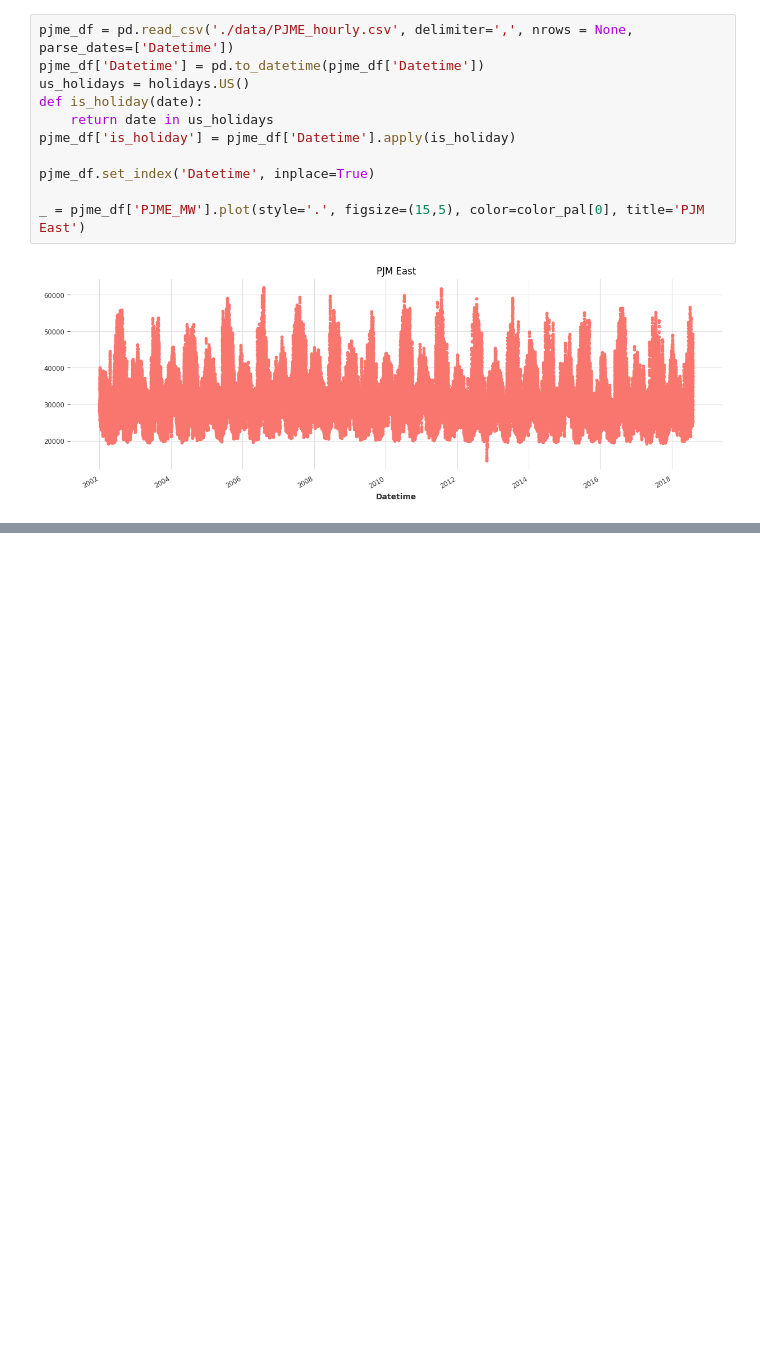
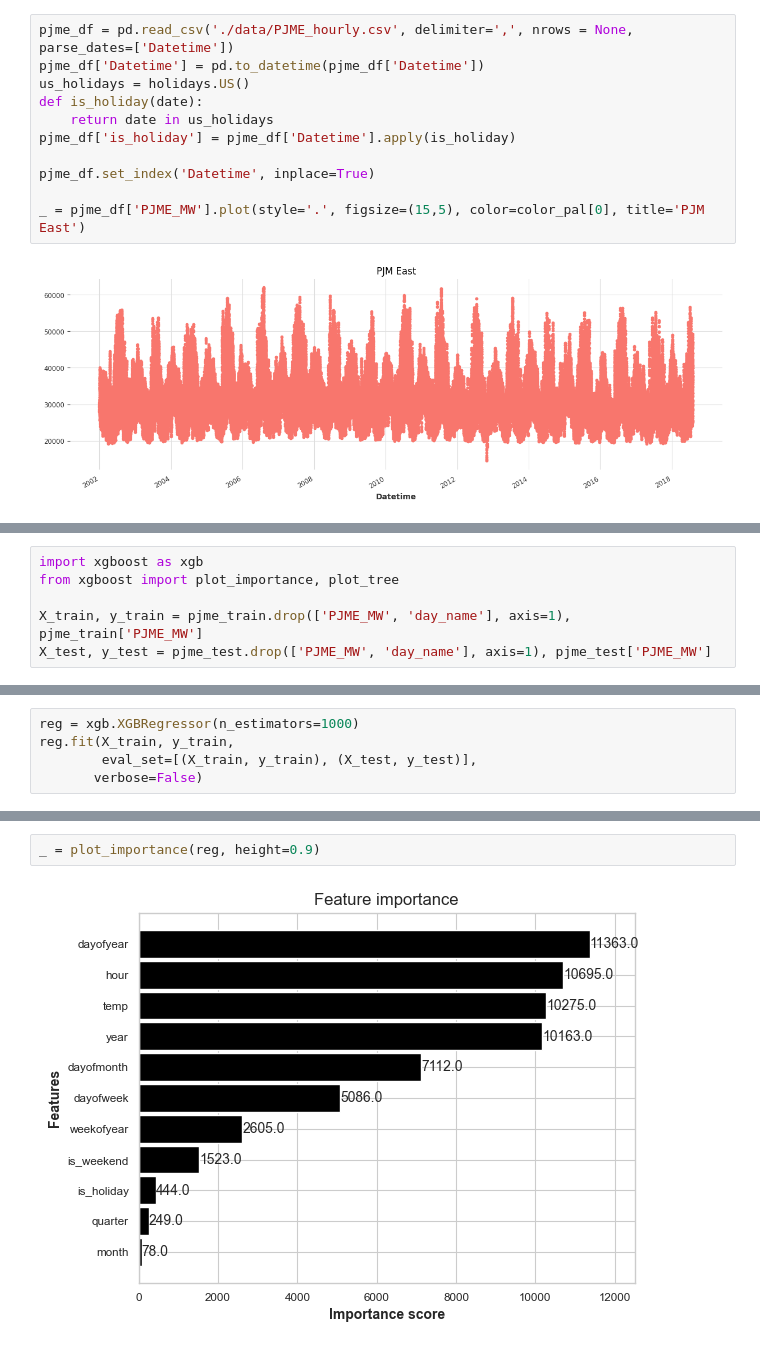
Before and after one commit to matt-lvk/energy_market_toymodel, a Jupyter notebook: energy_consumption/pjme.ipynb, the cells around one changed output, grey strips where cells are left out. Saved outputs shown, nothing was run; the diff lists cells and outputs as text; blank space fills up the shorter version.

```diff
--- a/energy_consumption/pjme.ipynb
+++ b/energy_consumption/pjme.ipynb
@@ -257,0 +221,6 @@ Name: Datetime, Length: 145366, dtype: timedelta64[ns]
+# %%
+import xgboost as xgb
+from xgboost import plot_importance, plot_tree
+
+X_train, y_train = pjme_train.drop(['PJME_MW', 'day_name'], axis=1), pjme_train['PJME_MW']
+X_test, y_test = pjme_test.drop(['PJME_MW', 'day_name'], axis=1), pjme_test['PJME_MW']
@@ -257,0 +244,5 @@ Name: Datetime, Length: 145366, dtype: timedelta64[ns]
+# %%
+reg = xgb.XGBRegressor(n_estimators=1000)
+reg.fit(X_train, y_train,
+        eval_set=[(X_train, y_train), (X_test, y_test)],
+       verbose=False)
@@ -257,0 +261,4 @@ Name: Datetime, Length: 145366, dtype: timedelta64[ns]
+# %%
+_ = plot_importance(reg, height=0.9)
+# %% [output]
+[figure, added]
```
Also changed, not shown: parts of 26 cells of this notebook, 1 other file.
